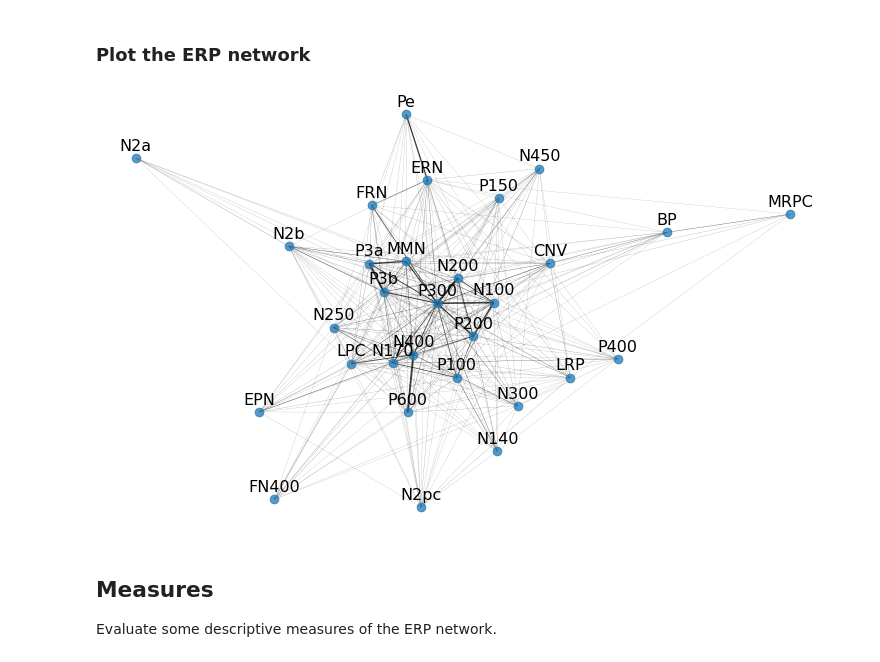
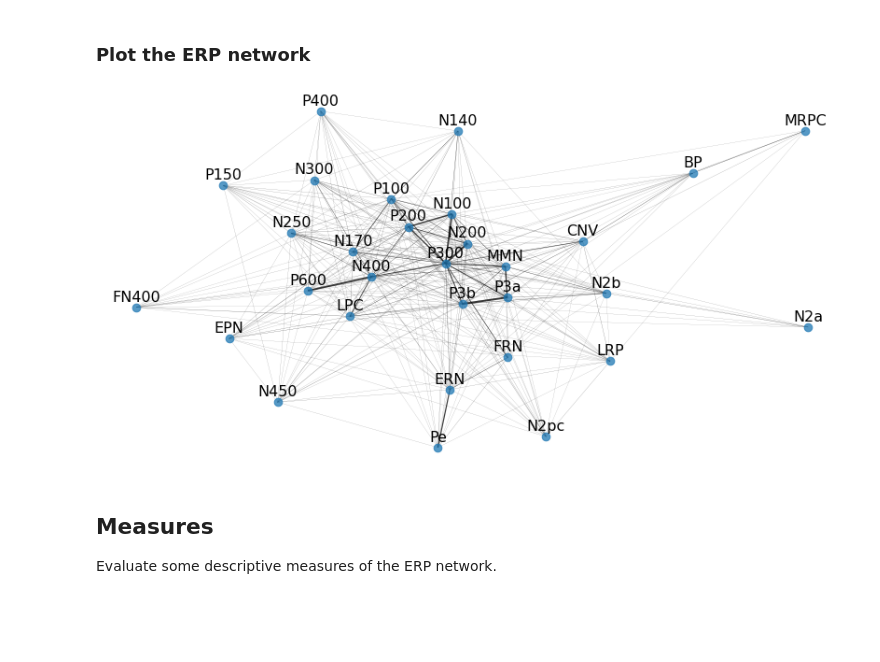
Before and after one commit to weblearn22/ERPscanr, a Jupyter notebook: notebooks/06-NetworkAnalysis.ipynb, the cells around one changed output. Saved outputs shown, nothing was run; the diff lists cells and outputs as text; code cells hidden in the pictures; blank space fills up the shorter version.

Commit message:
update network plot

```diff
--- a/notebooks/06-NetworkAnalysis.ipynb
+++ b/notebooks/06-NetworkAnalysis.ipynb
@@ -22,8 +22,8 @@ from analysis import scale_number, scale_list
 ## Setup
 # %%
 # Settings
-SAVE_FIG = False
-SAVE_EXT = '.svg'
+SAVE_FIG = True
+SAVE_EXT = '.pdf'
 # %%
 # Set the name of the file to load
 name = 'erps' # 'erps', 'test'
@@ -85,14 +75,10 @@ widths = scale_list(weights, 0.1, 2.)
-# %%
-# Create the network plot
-plt.figure(figsize=(10, 6))
-nx.draw(network, pos=pos, node_size=75, alpha=0.75, width=widths)
-nx.draw_networkx_labels(network, label_pos, labels=labels, font_size=16);
-if SAVE_FIG:
-    file_name = 'erp_network'
-    file_path = figs_dir + file_name + SAVE_EXT
-    plt.savefig(file_path, transparent=True)
-# %% [output]
-[figure, removed]
+# %%
+# Plot the network
+plot_network(network, labels, layout_seed=29, figsize=(11, 5.5),
+             save_fig=SAVE_FIG, file_name='erp_network.pdf',
+             directory=figs_dir, save_kwargs={'transparent' : True})
+# %% [output]
+[figure, added]
 # %% [markdown]
 ## Measures
 
```
Also changed, not shown: parts of 5 cells of this notebook, 1 other file.
